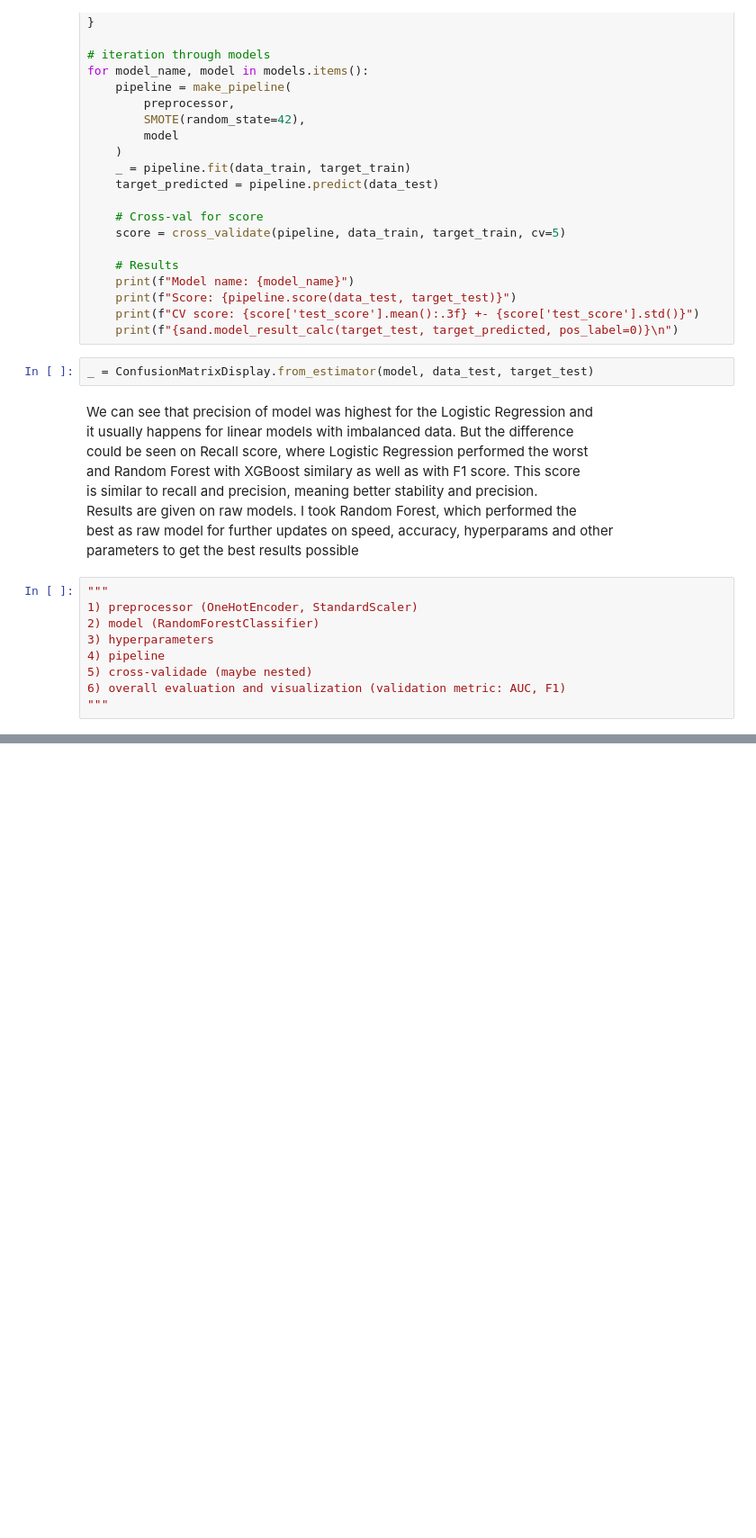
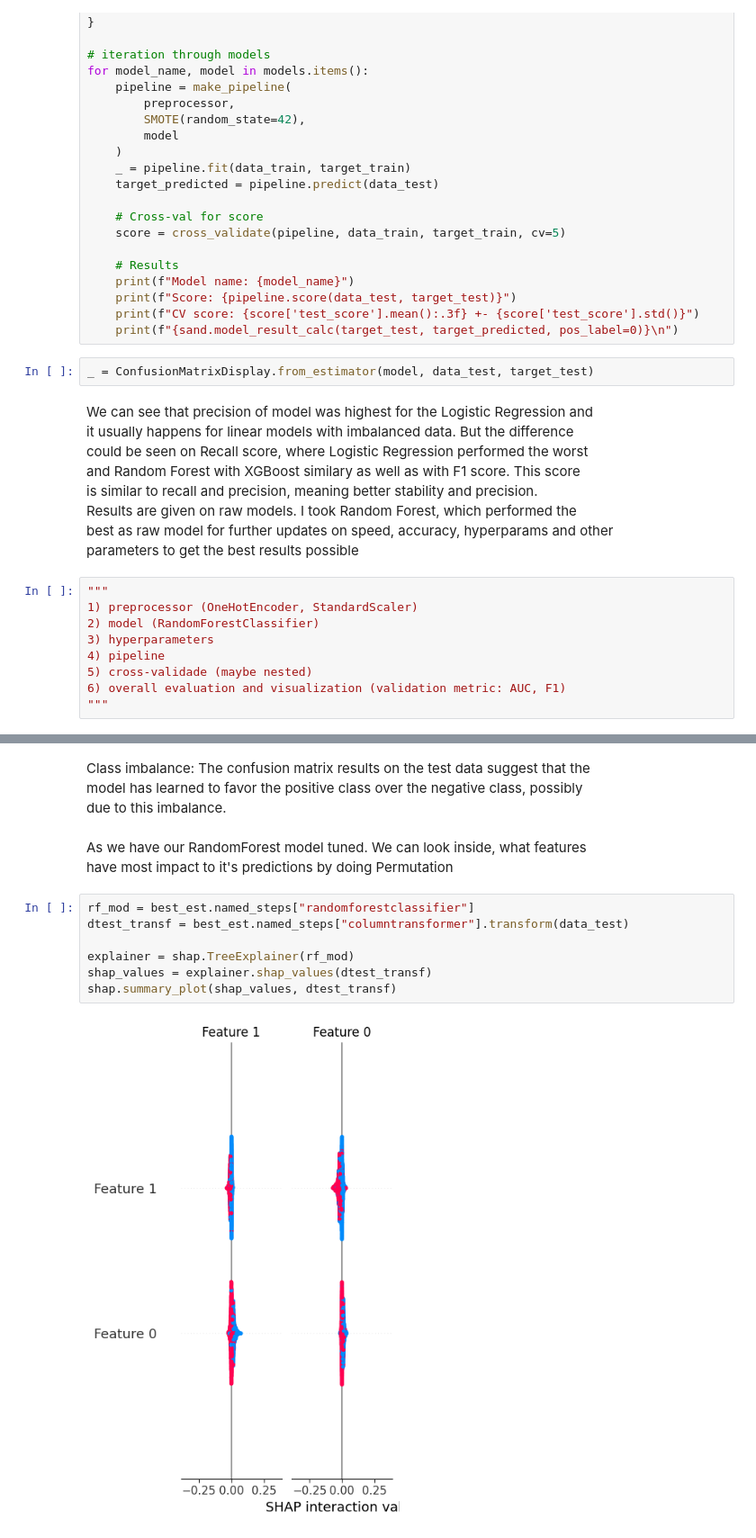
Before and after one commit to ShariYo/Modul3Sprint2, a Jupyter notebook: project/main.ipynb, the cells around one changed output, grey strips where cells are left out. Shown at 90% size. Drawn from its saved outputs; the diff is of its cells as text; blank space fills up the shorter version.

```diff
--- a/project/main.ipynb
+++ b/project/main.ipynb
@@ -806,0 +841,16 @@ Cross-validation: 0.9541383755908897
+# %% [markdown]
+Class imbalance: The confusion matrix results on the test data suggest that the
+model has learned to favor the positive class over the negative class, possibly
+due to this imbalance.
+# %% [markdown]
+As we have our RandomForest model tuned. We can look inside, what features
+have most impact to it's predictions by doing Permutation
+# %%
+rf_mod = best_est.named_steps["randomforestclassifier"]
+dtest_transf = best_est.named_steps["columntransformer"].transform(data_test)
+
+explainer = shap.TreeExplainer(rf_mod)
+shap_values = explainer.shap_values(dtest_transf)
+shap.summary_plot(shap_values, dtest_transf)
+# %% [output]
+[figure, added]
```
Also changed, not shown: parts of 8 cells of this notebook.
